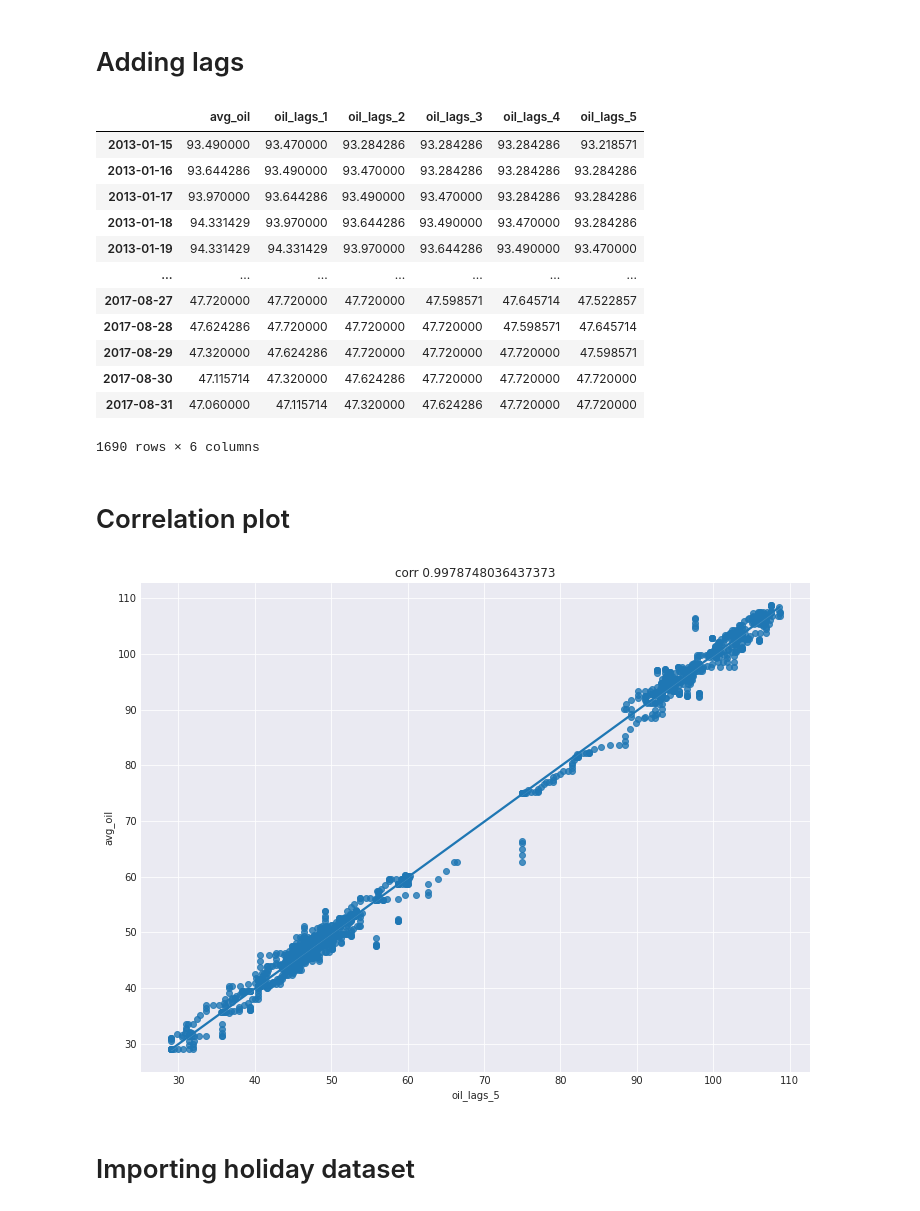
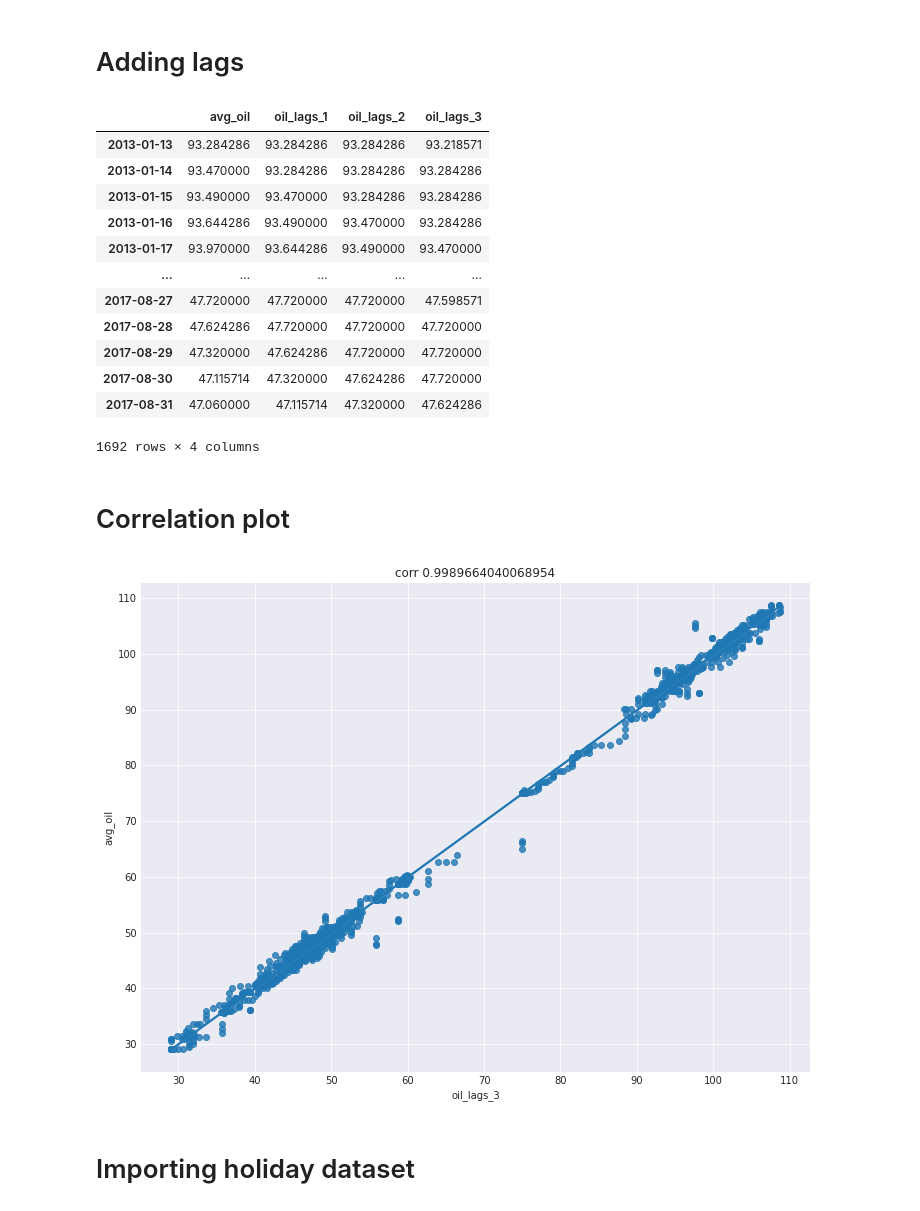
Before and after one commit to BohaoNing/Kaggle-Projects, a Jupyter notebook: 4. Store Sales - Time Series Forecasting/store-sales-hyperparamatered-solution.ipynb, the cells around one changed output. Cells and saved outputs as stored; diff of their text form; code cells hidden in the pictures.

```diff
--- a/4. Store Sales - Time Series Forecasting/store-sales-hyperparamatered-solution.ipynb
+++ b/4. Store Sales - Time Series Forecasting/store-sales-hyperparamatered-solution.ipynb
@@ -118,35 +122,36 @@ _ = plot_pacf(calendar.avg_oil, lags = 12) # Lagplot oil price (Feature Engineer
 # %%
 # Adding lages based on the auto correlation plot
 
-n_lags = 5
+n_lags = 3
+# n_lags = 5
 for l in range(1, n_lags + 1) :
     calendar[f'oil_lags_{l}'] = calendar.avg_oil.shift(l)
 calendar.dropna(inplace = True)
 calendar
 # %% [output]
-|  | avg_oil | oil_lags_1 | oil_lags_2 | oil_lags_3 | oil_lags_4 | oil_lags_5 |
-| 2013-01-15 | 93.490000 | 93.470000 | 93.284286 | 93.284286 | 93.284286 | 93.218571 |
-| 2013-01-16 | 93.644286 | 93.490000 | 93.470000 | 93.284286 | 93.284286 | 93.284286 |
-| 2013-01-17 | 93.970000 | 93.644286 | 93.490000 | 93.470000 | 93.284286 | 93.284286 |
-| 2013-01-18 | 94.331429 | 93.970000 | 93.644286 | 93.490000 | 93.470000 | 93.284286 |
-| 2013-01-19 | 94.331429 | 94.331429 | 93.970000 | 93.644286 | 93.490000 | 93.470000 |
-| ... | ... | ... | ... | ... | ... | ... |
-| 2017-08-27 | 47.720000 | 47.720000 | 47.720000 | 47.598571 | 47.645714 | 47.522857 |
-| 2017-08-28 | 47.624286 | 47.720000 | 47.720000 | 47.720000 | 47.598571 | 47.645714 |
-| 2017-08-29 | 47.320000 | 47.624286 | 47.720000 | 47.720000 | 47.720000 | 47.598571 |
-| 2017-08-30 | 47.115714 | 47.320000 | 47.624286 | 47.720000 | 47.720000 | 47.720000 |
-| 2017-08-31 | 47.060000 | 47.115714 | 47.320000 | 47.624286 | 47.720000 | 47.720000 |
+|  | avg_oil | oil_lags_1 | oil_lags_2 | oil_lags_3 |
+| 2013-01-13 | 93.284286 | 93.284286 | 93.284286 | 93.218571 |
+| 2013-01-14 | 93.470000 | 93.284286 | 93.284286 | 93.284286 |
+| 2013-01-15 | 93.490000 | 93.470000 | 93.284286 | 93.284286 |
+| 2013-01-16 | 93.644286 | 93.490000 | 93.470000 | 93.284286 |
+| 2013-01-17 | 93.970000 | 93.644286 | 93.490000 | 93.470000 |
+| ... | ... | ... | ... | ... |
+| 2017-08-27 | 47.720000 | 47.720000 | 47.720000 | 47.598571 |
+| 2017-08-28 | 47.624286 | 47.720000 | 47.720000 | 47.720000 |
+| 2017-08-29 | 47.320000 | 47.624286 | 47.720000 | 47.720000 |
+| 2017-08-30 | 47.115714 | 47.320000 | 47.624286 | 47.720000 |
+| 2017-08-31 | 47.060000 | 47.115714 | 47.320000 | 47.624286 |
-1690 rows × 6 columns
+1692 rows × 4 columns
 # %% [markdown]
 # Correlation plot
 # %%
-lag = 'oil_lags_5'
+lag = 'oil_lags_3'
 plt.figure()
 sns.regplot(x = calendar[lag], y = calendar.avg_oil)
 plt.title(f'corr {calendar.avg_oil.corr(calendar[lag])}')
 plt.show()
 # %% [output]
-[figure, old version]
+[figure, new version]
 # %% [markdown]
 # Importing holiday dataset
 # %%
```
Also changed, not shown: parts of 18 cells of this notebook.
